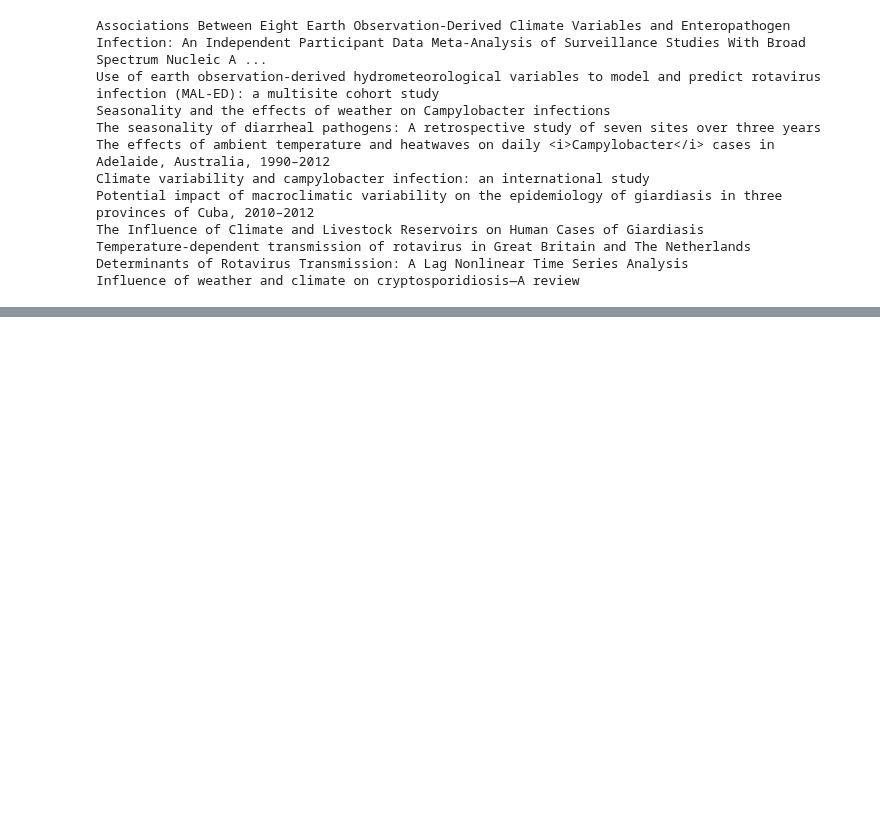
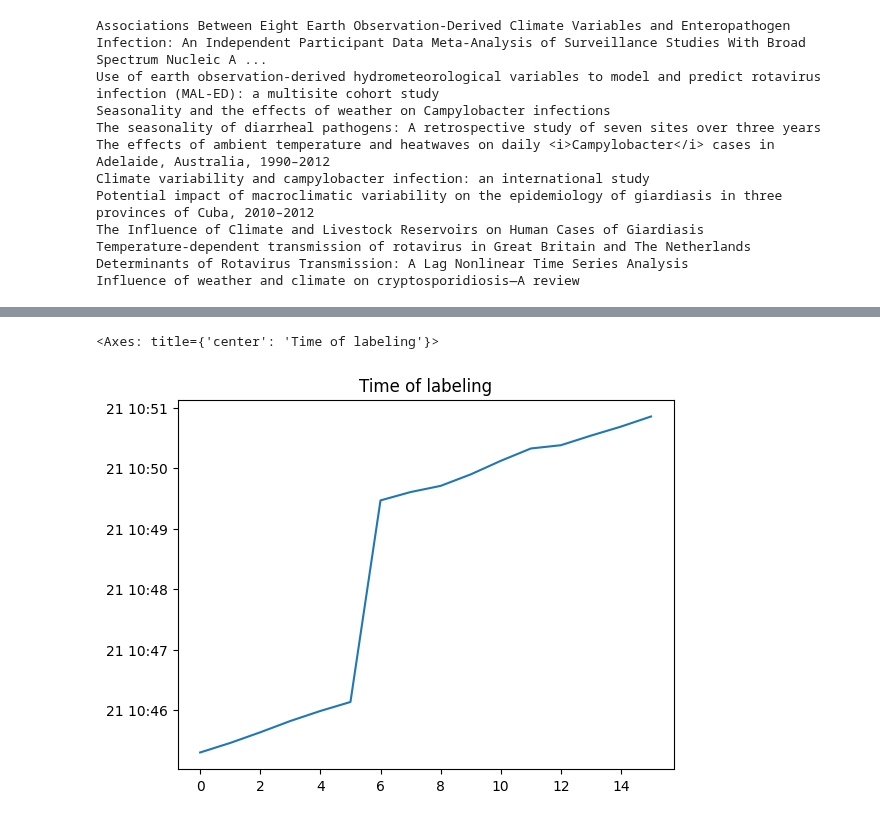
Before and after one commit to MINE-DD/MINE-DD, a Jupyter notebook: notebooks/create_bib_input.ipynb, the cells around one changed output, grey strips where cells are left out. Drawn from its saved outputs; the diff is of its cells as text; code cells hidden in the pictures; blank space fills up the shorter version.

```diff
--- a/notebooks/create_bib_input.ipynb
+++ b/notebooks/create_bib_input.ipynb
@@ -27,0 +96,4 @@ Influence of weather and climate on cryptosporidiosis—A review
+# %%
+with open_state("Example 2.asreview") as state:
+    df = state.get_dataset()
+    print(f"The state contains {len(df)} records.")
@@ -27,0 +137,5 @@ Influence of weather and climate on cryptosporidiosis—A review
+# %%
+with open_state("Example 2.asreview") as state:
+    labeling_times = state.get_labeling_times()
+pd.to_datetime(labeling_times).plot(title="Time of labeling")
+# %% [output]
@@ -27,0 +143,2 @@ Influence of weather and climate on cryptosporidiosis—A review
+<Axes: title={'center': 'Time of labeling'}>
+[figure, added]
```
Also changed, not shown: parts of 13 cells of this notebook, 1 other file.
